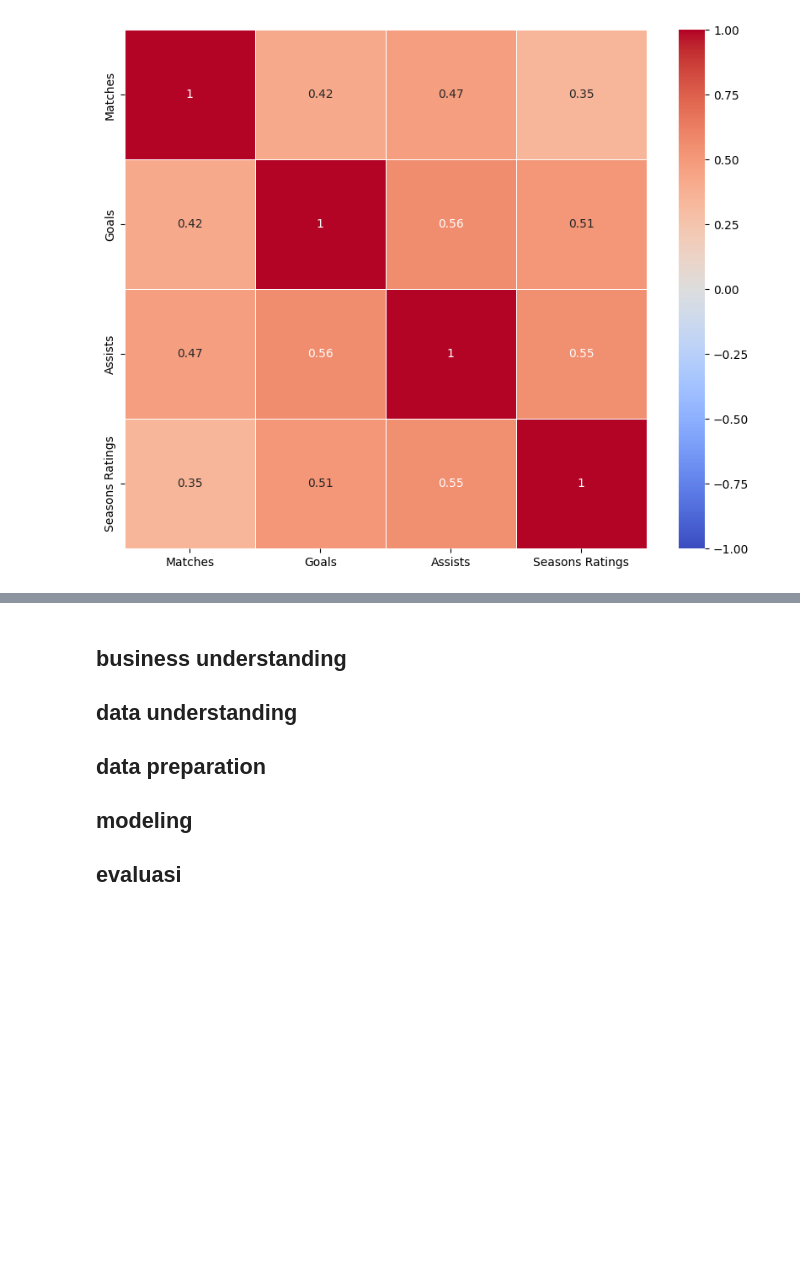
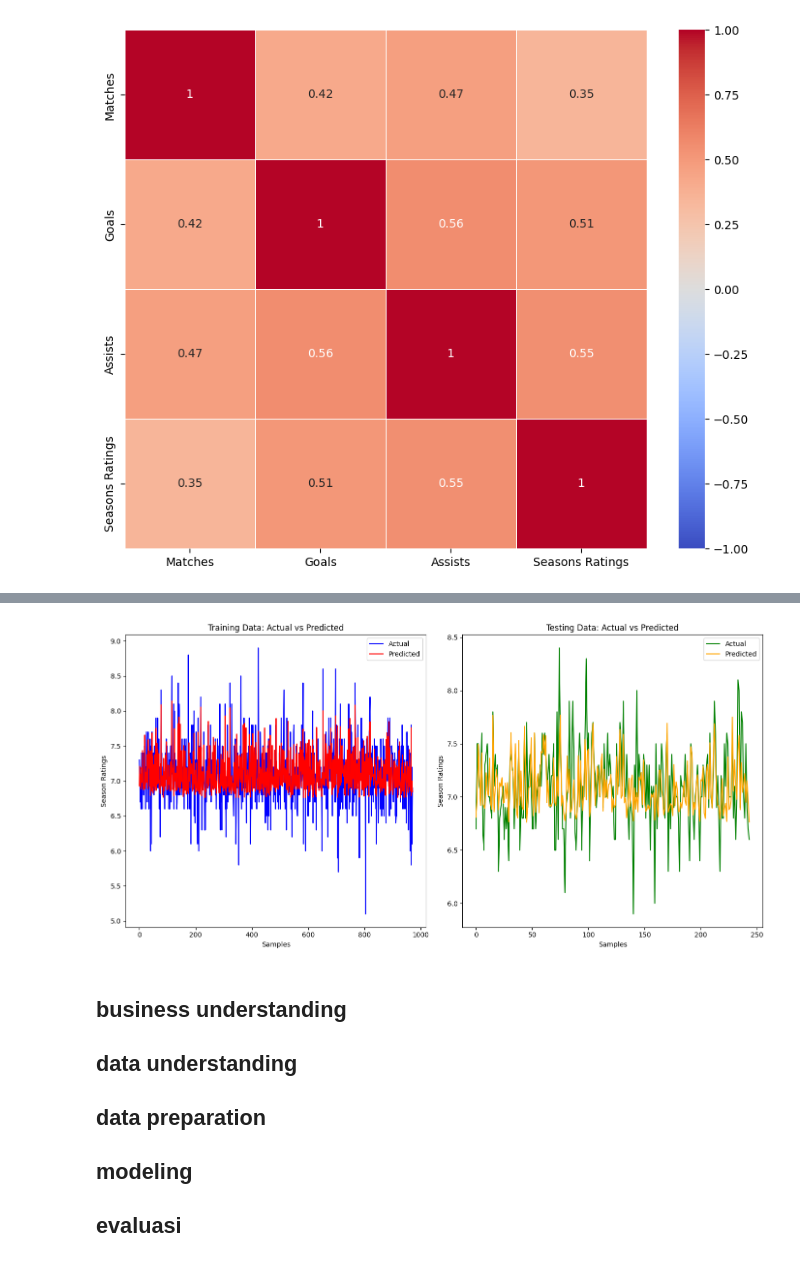
Before and after one commit to 337ubaid/dicoding-ml-terapan, a Jupyter notebook: project1/project1.ipynb, the cells around one changed output, grey strips where cells are left out. Saved outputs shown, nothing was run; the diff lists cells and outputs as text; code cells hidden in the pictures; blank space fills up the shorter version.

```diff
--- a/project1/project1.ipynb
+++ b/project1/project1.ipynb
@@ -76,3 +174,28 @@ sns.heatmap(data=correlation_matrix, annot=True, cmap='coolwarm', linewidths=0.5
+# %%
+# Visualisasi hasil pada data training dengan line plot
+plt.figure(figsize=(14, 7))
+
+plt.subplot(1, 2, 1)
+plt.plot(train_results['Actual'].values, label='Actual', color='blue')
+plt.plot(train_results['Predicted'].values, label='Predicted', color='red')
+plt.xlabel('Samples')
+plt.ylabel('Season Ratings')
+plt.title('Training Data: Actual vs Predicted')
+plt.legend()
+
+# Visualisasi hasil pada data testing dengan line plot
+plt.subplot(1, 2, 2)
+plt.plot(test_results['Actual'].values, label='Actual', color='green')
+plt.plot(test_results['Predicted'].values, label='Predicted', color='orange')
+plt.xlabel('Samples')
+plt.ylabel('Season Ratings')
+plt.title('Testing Data: Actual vs Predicted')
+plt.legend()
+
+plt.tight_layout()
+plt.show()
+# %% [output]
+[figure, added]
 # %% [markdown]
 ## business understanding
 ## data understanding
```
Also changed, not shown: parts of 11 cells of this notebook.
